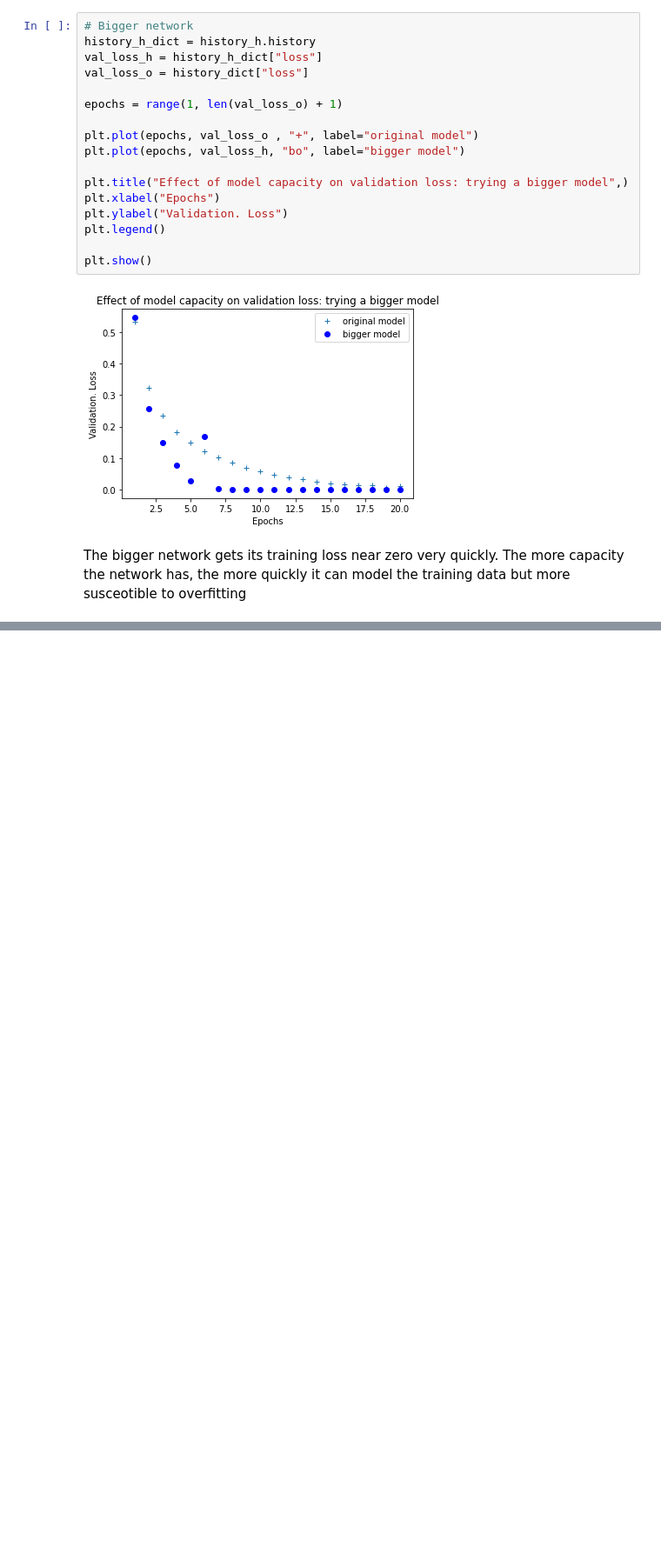
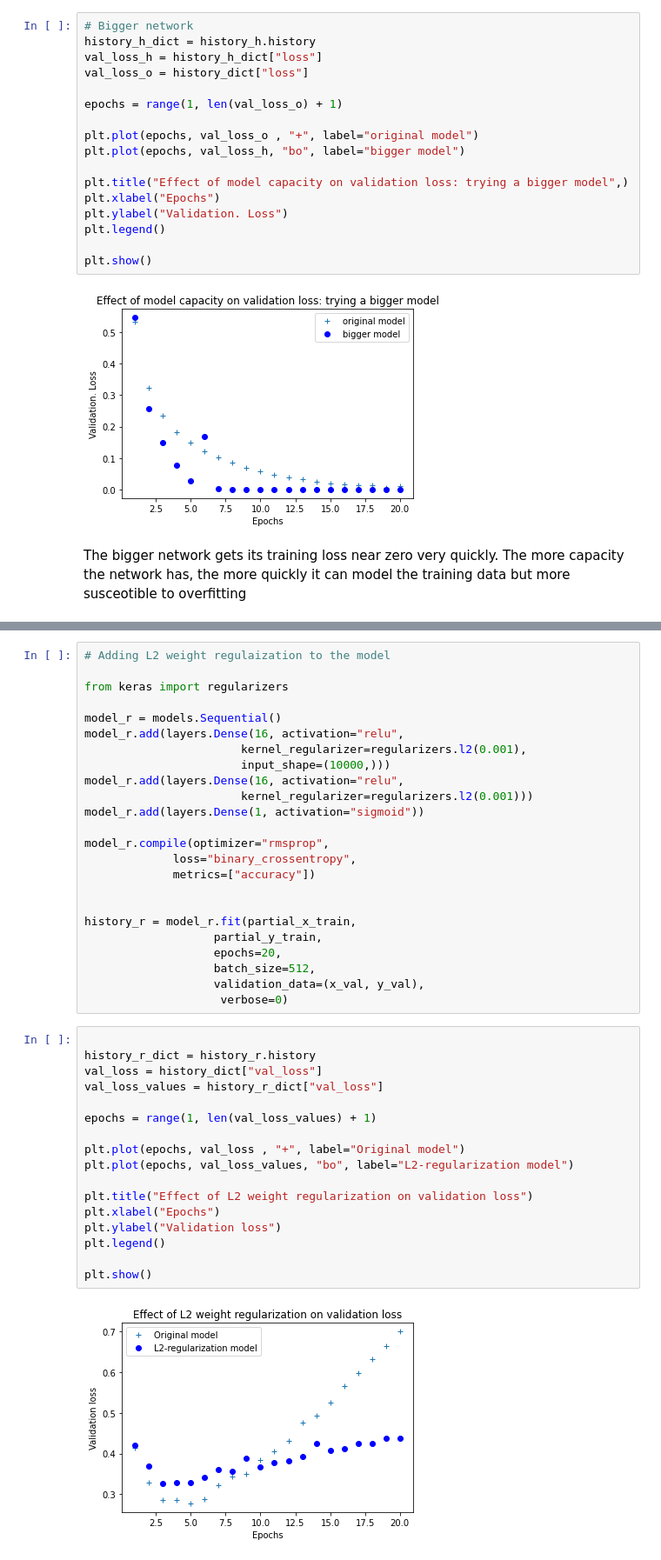
Before and after one commit to decorouz/DeepLeaning-with-Tensorflow, a Jupyter notebook: 1_0_classifying_movie_review.ipynb, the cells around one changed output, grey strips where cells are left out. Shown: that part at 87% size. Saved outputs shown, nothing was run; the diff lists cells and outputs as text; blank space fills up the shorter version.

Commit message:
Add L2 regularization

```diff
--- a/1_0_classifying_movie_review.ipynb
+++ b/1_0_classifying_movie_review.ipynb
@@ -350,0 +360,43 @@ The more capacity the  network has, the more quickly it can model the training d
+# %%
+# Adding L2 weight regulaization to the model
+
+from keras import regularizers
+
+model_r = models.Sequential()
+model_r.add(layers.Dense(16, activation="relu",
+                       kernel_regularizer=regularizers.l2(0.001),
+                       input_shape=(10000,)))
+model_r.add(layers.Dense(16, activation="relu",
+                       kernel_regularizer=regularizers.l2(0.001)))
+model_r.add(layers.Dense(1, activation="sigmoid"))
+
+model_r.compile(optimizer="rmsprop",
+             loss="binary_crossentropy",
+             metrics=["accuracy"])
+
+
+history_r = model_r.fit(partial_x_train,
+                   partial_y_train,
+                   epochs=20,
+                   batch_size=512,
+                   validation_data=(x_val, y_val),
+                    verbose=0)
+# %%
+
+history_r_dict = history_r.history
+val_loss = history_dict["val_loss"]
+val_loss_values = history_r_dict["val_loss"]
+
+epochs = range(1, len(val_loss_values) + 1)
+
+plt.plot(epochs, val_loss , "+", label="Original model")
+plt.plot(epochs, val_loss_values, "bo", label="L2-regularization model")
+
+plt.title("Effect of L2 weight regularization on validation loss")
+plt.xlabel("Epochs")
+plt.ylabel("Validation loss")
+plt.legend()
+
+plt.show()
+# %% [output]
+[figure, added]
```
Also changed, not shown: parts of 5 cells of this notebook.
